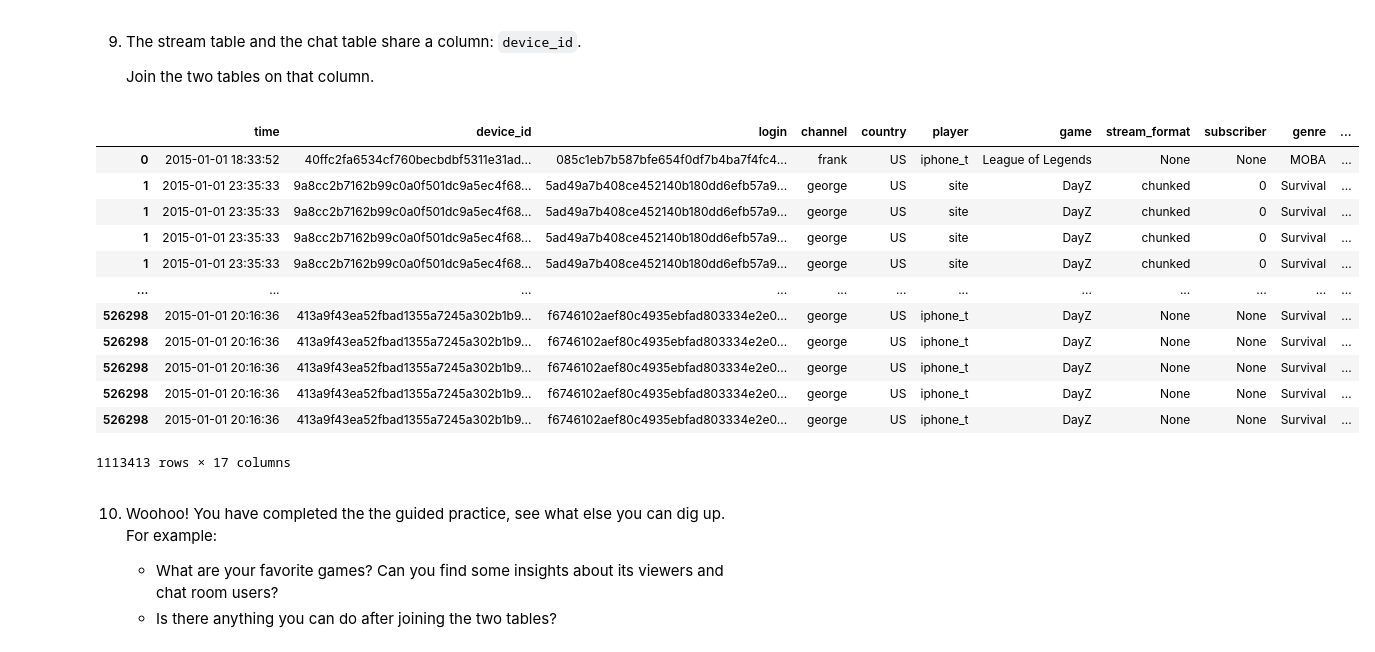
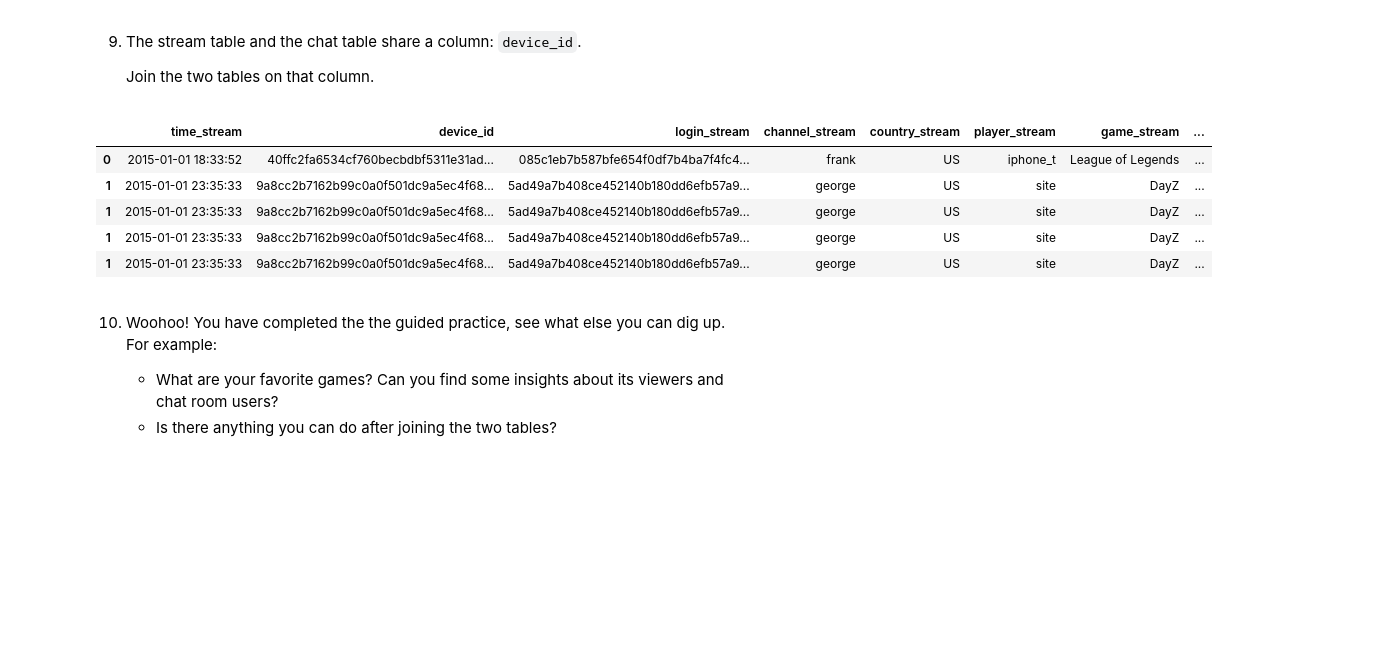
Before and after one commit to Klaynie/Learning-Python, a Jupyter notebook: Learning-Python/Codecademy/Twitch_Gaming_Data/twitch_gaming_data.ipynb, the cells around one changed output. Cells and saved outputs as stored; diff of their text form; code cells hidden in the pictures; blank space fills up the shorter version.

Commit message:
Rename of db column

```diff
--- a/Learning-Python/Codecademy/Twitch_Gaming_Data/twitch_gaming_data.ipynb
+++ b/Learning-Python/Codecademy/Twitch_Gaming_Data/twitch_gaming_data.ipynb
@@ -350,22 +350,15 @@ plt.show()
 
    Join the two tables on that column.
 # %%
-merged_table = stream.join(chat.set_index('device_id'), on='device_id', rsuffix='_chat')
-merged_table
+merged_table = stream.join(chat.set_index('device_id'), on='device_id', lsuffix='_stream', rsuffix='_chat')
+merged_table.head()
 # %% [output]
-|  | time | device_id | login | channel | country | player | game | stream_format | subscriber | genre | ... |
-| 0 | 2015-01-01 18:33:52 | 40ffc2fa6534cf760becbdbf5311e31ad... | 085c1eb7b587bfe654f0df7b4ba7f4fc4... | frank | US | iphone_t | League of Legends | None | None | MOBA | ... |
-| 1 | 2015-01-01 23:35:33 | 9a8cc2b7162b99c0a0f501dc9a5ec4f68... | 5ad49a7b408ce452140b180dd6efb57a9... | george | US | site | DayZ | chunked | 0 | Survival | ... |
-| 1 | 2015-01-01 23:35:33 | 9a8cc2b7162b99c0a0f501dc9a5ec4f68... | 5ad49a7b408ce452140b180dd6efb57a9... | george | US | site | DayZ | chunked | 0 | Survival | ... |
-| 1 | 2015-01-01 23:35:33 | 9a8cc2b7162b99c0a0f501dc9a5ec4f68... | 5ad49a7b408ce452140b180dd6efb57a9... | george | US | site | DayZ | chunked | 0 | Survival | ... |
-| 1 | 2015-01-01 23:35:33 | 9a8cc2b7162b99c0a0f501dc9a5ec4f68... | 5ad49a7b408ce452140b180dd6efb57a9... | george | US | site | DayZ | chunked | 0 | Survival | ... |
-| ... | ... | ... | ... | ... | ... | ... | ... | ... | ... | ... | ... |
-| 526298 | 2015-01-01 20:16:36 | 413a9f43ea52fbad1355a7245a302b1b9... | f6746102aef80c4935ebfad803334e2e0... | george | US | iphone_t | DayZ | None | None | Survival | ... |
-| 526298 | 2015-01-01 20:16:36 | 413a9f43ea52fbad1355a7245a302b1b9... | f6746102aef80c4935ebfad803334e2e0... | george | US | iphone_t | DayZ | None | None | Survival | ... |
-| 526298 | 2015-01-01 20:16:36 | 413a9f43ea52fbad1355a7245a302b1b9... | f6746102aef80c4935ebfad803334e2e0... | george | US | iphone_t | DayZ | None | None | Survival | ... |
-| 526298 | 2015-01-01 20:16:36 | 413a9f43ea52fbad1355a7245a302b1b9... | f6746102aef80c4935ebfad803334e2e0... | george | US | iphone_t | DayZ | None | None | Survival | ... |
-| 526298 | 2015-01-01 20:16:36 | 413a9f43ea52fbad1355a7245a302b1b9... | f6746102aef80c4935ebfad803334e2e0... | george | US | iphone_t | DayZ | None | None | Survival | ... |
+|  | time_stream | device_id | login_stream | channel_stream | country_stream | player_stream | game_stream | ... |
+| 0 | 2015-01-01 18:33:52 | 40ffc2fa6534cf760becbdbf5311e31ad... | 085c1eb7b587bfe654f0df7b4ba7f4fc4... | frank | US | iphone_t | League of Legends | ... |
+| 1 | 2015-01-01 23:35:33 | 9a8cc2b7162b99c0a0f501dc9a5ec4f68... | 5ad49a7b408ce452140b180dd6efb57a9... | george | US | site | DayZ | ... |
+| 1 | 2015-01-01 23:35:33 | 9a8cc2b7162b99c0a0f501dc9a5ec4f68... | 5ad49a7b408ce452140b180dd6efb57a9... | george | US | site | DayZ | ... |
+| 1 | 2015-01-01 23:35:33 | 9a8cc2b7162b99c0a0f501dc9a5ec4f68... | 5ad49a7b408ce452140b180dd6efb57a9... | george | US | site | DayZ | ... |
+| 1 | 2015-01-01 23:35:33 | 9a8cc2b7162b99c0a0f501dc9a5ec4f68... | 5ad49a7b408ce452140b180dd6efb57a9... | george | US | site | DayZ | ... |
-1113413 rows × 17 columns
 # %% [markdown]
 10. Woohoo! You have completed the the guided practice, see what else you can dig up. For example:
 
```
Also changed, not shown: parts of 2 cells of this notebook, 2 other files.
